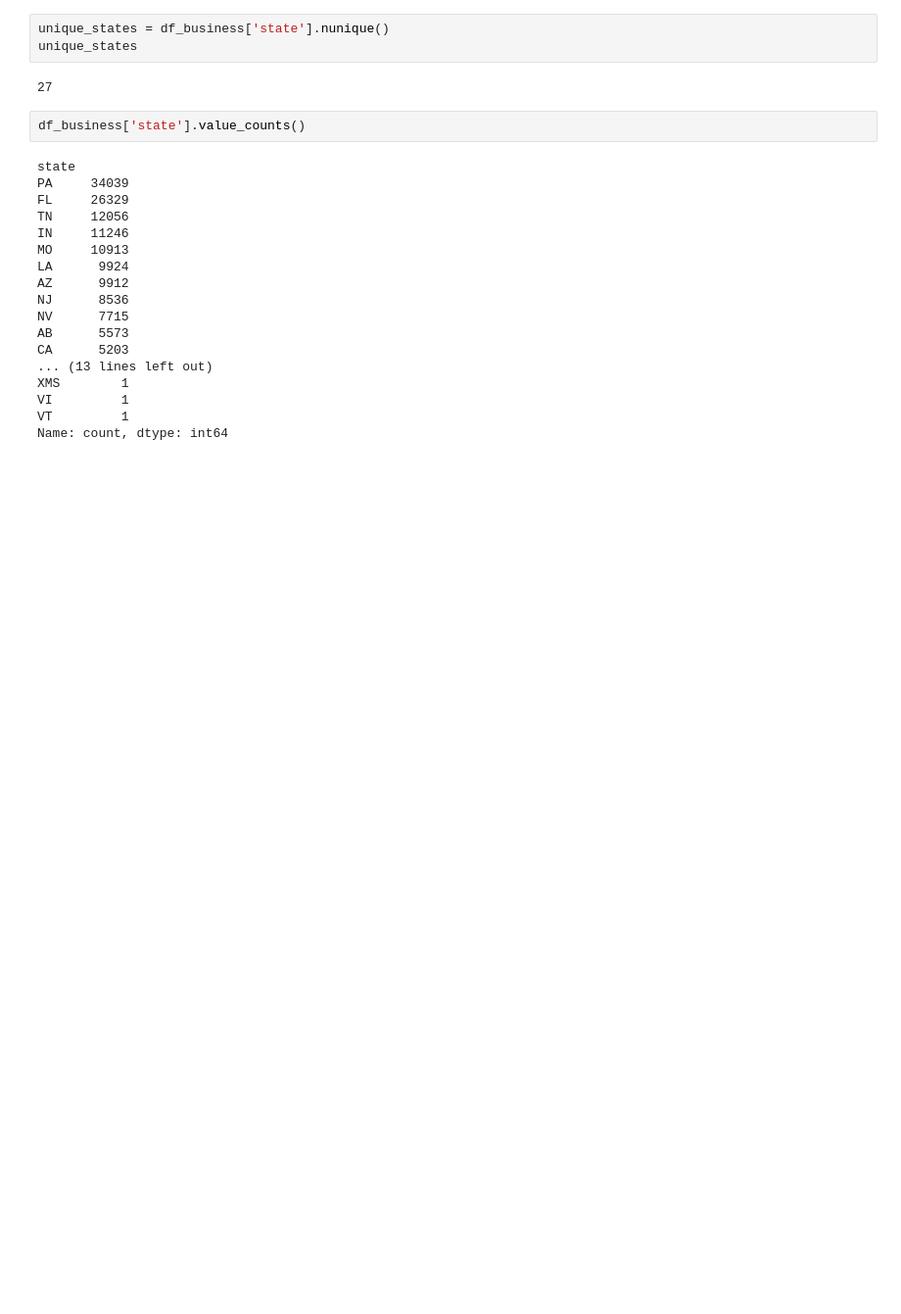
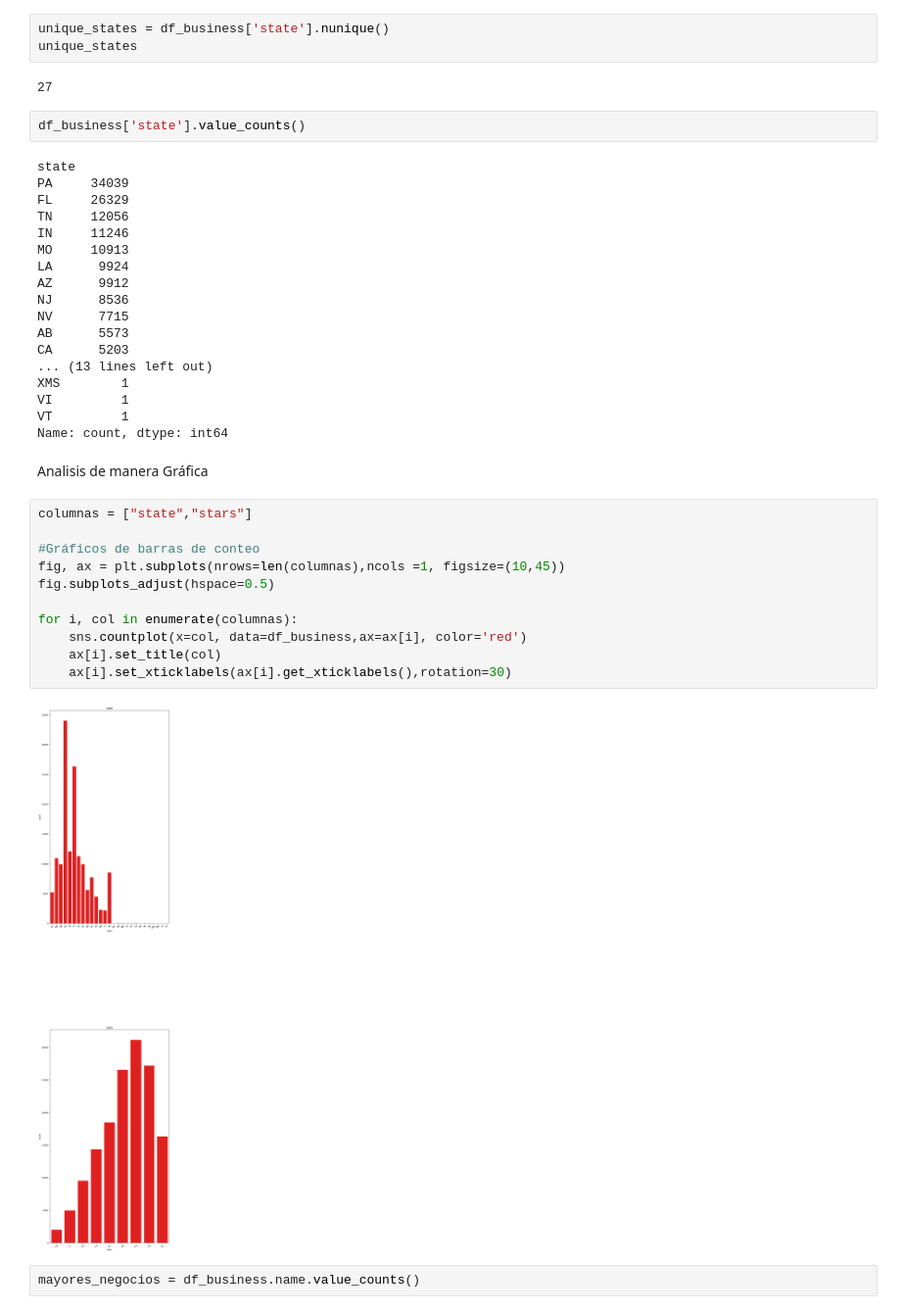
Before and after one commit to OscarMoralesMejia/Sistema-Recomendaciones-USA, a Jupyter notebook: EDA/eda_yelp.ipynb, the cells around one changed output. Shown at 98% size. Drawn from its saved outputs; the diff is of its cells as text; blank space fills up the shorter version.

```diff
--- a/EDA/eda_yelp.ipynb
+++ b/EDA/eda_yelp.ipynb
@@ -428,3 +497,20 @@ XMS        1
 VI         1
 VT         1
 Name: count, dtype: int64
+# %% [markdown]
+Analisis de manera Gráfica
+# %%
+columnas = ["state","stars"]
+
+#Gráficos de barras de conteo
+fig, ax = plt.subplots(nrows=len(columnas),ncols =1, figsize=(10,45))
+fig.subplots_adjust(hspace=0.5)
+
+for i, col in enumerate(columnas):
+    sns.countplot(x=col, data=df_business,ax=ax[i], color='red')
+    ax[i].set_title(col)
+    ax[i].set_xticklabels(ax[i].get_xticklabels(),rotation=30)
+# %% [output]
+[figure, added]
+# %%
+mayores_negocios = df_business.name.value_counts()
```
Also changed, not shown: parts of 61 cells of this notebook.
